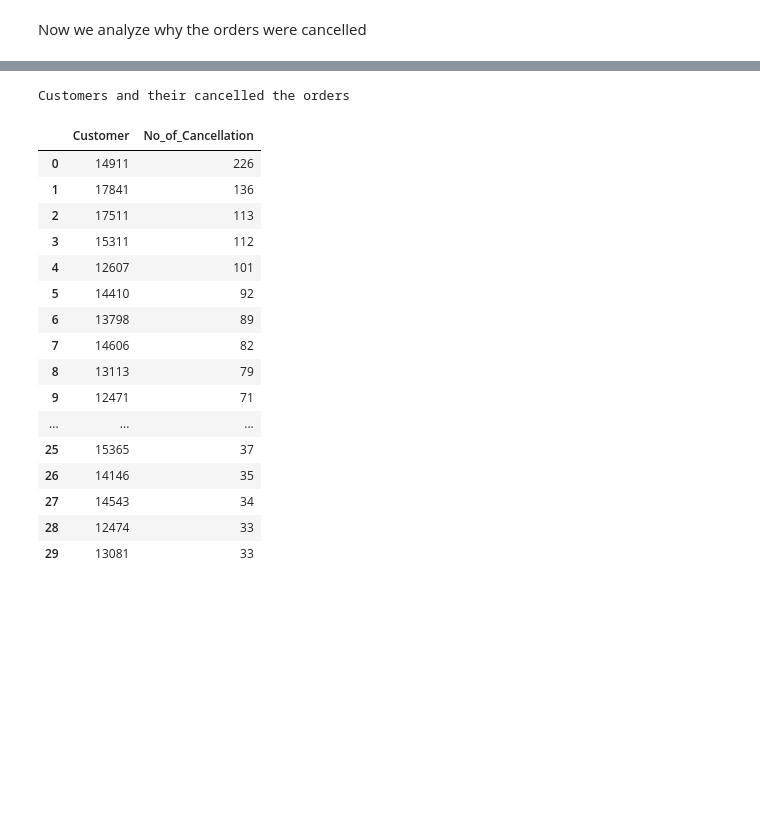
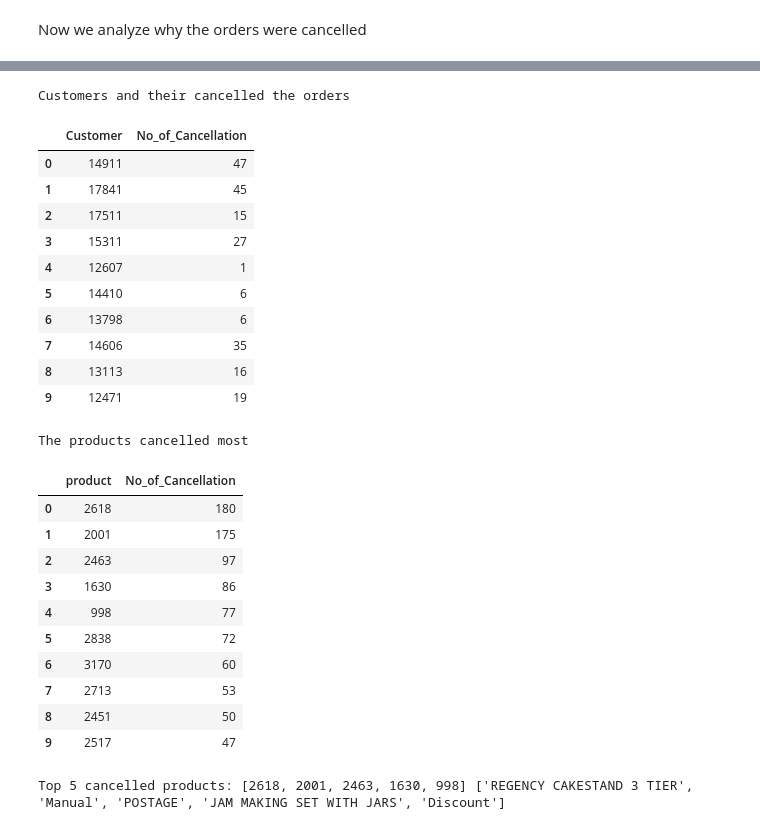
Before and after one commit to Aukerul-Shuvo/DAAS_Retail, a Jupyter notebook: notebook/Diagnostic Analysis.ipynb, the cells around one changed output, grey strips where cells are left out. Saved outputs shown, nothing was run; the diff lists cells and outputs as text; code cells hidden in the pictures; blank space fills up the shorter version.

```diff
--- a/notebook/Diagnostic Analysis.ipynb
+++ b/notebook/Diagnostic Analysis.ipynb
@@ -68,7 +67,7 @@ df['month'] = pd.DatetimeIndex(df['invoicedate']).month
 df.drop('invoicedate', inplace=True, axis=1)
 
 # total sales
-df['total_sale'] = df['quantity']*df['unitprice']
+df.rename(columns = {'amount':'total_sale'}, inplace = True)
 
 # year_month
 df['year_month'] = df['year'].astype(str)+'-'+df['month'].astype(str).str.zfill(2)
@@ -468,5 +462,6 @@ Index(['Unnamed: 0', 'invoiceno', 'stockcode', 'description', 'quantity',
 # %%
 cancelled_df['quantity'] = cancelled_df['quantity'].abs()
-cancelled_df['amount'] = cancelled_df['amount'].abs()
-print(cancelled_df)
+cancelled_df['total_sale'] = cancelled_df['total_sale'].abs()
+
+cancelled_df
 # %% [output]
@@ -499,5 +491,4 @@ See the caveats in the documentation: https://pandas.pydata.org/pandas-docs/stab
 # %%
-cancelled_df.drop(['Unnamed: 0', 'cancel'], axis=1, inplace=True)
-
+# cancelled_df.drop("cancel", axis=1, inplace=True)
 dataplot = sns.heatmap(cancelled_df.corr().round(3), cmap="YlGnBu", annot=True)
 # %% [output]
@@ -567,27 +518,48 @@ Cancelled Order and their amounts
 # %%
 print("Customers and their cancelled the orders")
-cancelled_quantity_infos = duckdb.query("""
-select customerid as Customer, count(invoiceno) as No_of_Cancellation
+cancelled_order_by_customer_infos = duckdb.query("""
+select customerid as Customer, count(distinct invoiceno) as No_of_Cancellation
 from cancelled_df group by customerid order by count(invoiceno) DESC
 """).to_df()
 
-cancelled_quantity_infos.head(30)
+cancelled_order_by_customer_infos.head(10)
 # %% [output]
 Customers and their cancelled the orders
 |  | Customer | No_of_Cancellation |
-| 0 | 14911 | 226 |
-| 1 | 17841 | 136 |
-| 2 | 17511 | 113 |
-| 3 | 15311 | 112 |
-| 4 | 12607 | 101 |
-| 5 | 14410 | 92 |
-| 6 | 13798 | 89 |
-| 7 | 14606 | 82 |
-| 8 | 13113 | 79 |
-| 9 | 12471 | 71 |
-| ... | ... | ... |
-| 25 | 15365 | 37 |
-| 26 | 14146 | 35 |
-| 27 | 14543 | 34 |
-| 28 | 12474 | 33 |
-| 29 | 13081 | 33 |
+| 0 | 14911 | 47 |
+| 1 | 17841 | 45 |
+| 2 | 17511 | 15 |
+| 3 | 15311 | 27 |
+| 4 | 12607 | 1 |
+| 5 | 14410 | 6 |
+| 6 | 13798 | 6 |
+| 7 | 14606 | 35 |
+| 8 | 13113 | 16 |
+| 9 | 12471 | 19 |
+# %%
+print("The products cancelled most")
+cancelled_products_infos = duckdb.query("""
+select product, count(product) as No_of_Cancellation
+from cancelled_df group by product order by count(product) desc
+""").to_df()
+
+cancelled_products_infos.head(10)
+# %% [output]
+The products cancelled most
+|  | product | No_of_Cancellation |
+| 0 | 2618 | 180 |
+| 1 | 2001 | 175 |
+| 2 | 2463 | 97 |
+| 3 | 1630 | 86 |
+| 4 | 998 | 77 |
+| 5 | 2838 | 72 |
+| 6 | 3170 | 60 |
+| 7 | 2713 | 53 |
+| 8 | 2451 | 50 |
+| 9 | 2517 | 47 |
+# %%
+top_5_cancelled_products_in_2010_2011 = list(cancelled_products_infos['product'].head(5))
+print("Top 5 cancelled products:", top_5_cancelled_products_in_2010_2011,
+      [product_classes[i] for i in top_5_cancelled_products_in_2010_2011])
+# %% [output]
+Top 5 cancelled products: [2618, 2001, 2463, 1630, 998] ['REGENCY CAKESTAND 3 TIER', 'Manual', 'POSTAGE', 'JAM MAKING SET WITH JARS', 'Discount']
```
Also changed, not shown: parts of 18 cells of this notebook.
